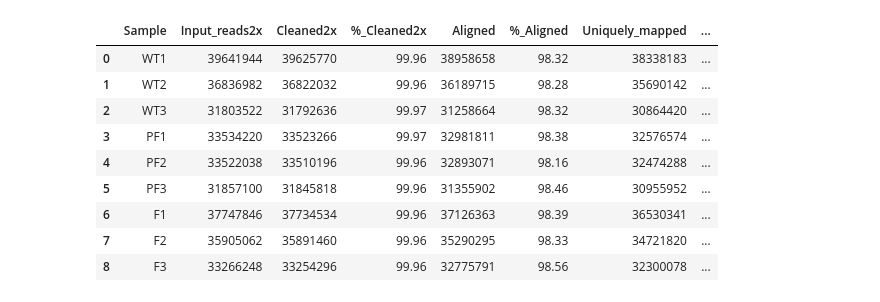
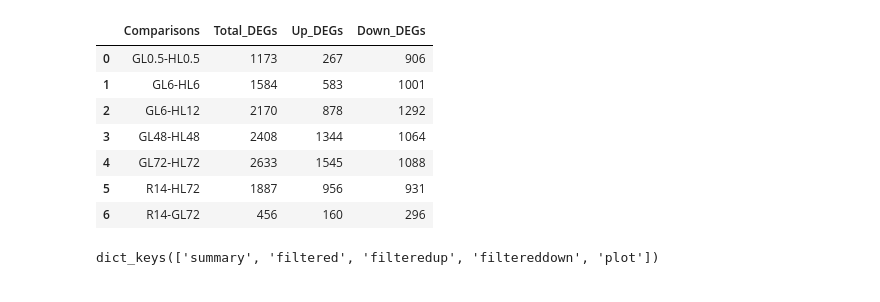
Before and after one commit to navduhan/pyseqrna, a Jupyter notebook: test.ipynb, the cells around one changed output. Drawn from its saved outputs; the diff is of its cells as text; code cells hidden in the pictures.

```diff
--- a/test.ipynb
+++ b/test.ipynb
@@ -105 +131,17 @@ df= ps.align_stats(sampleDict=samples,trimDict=a[0],bamDict=outalign, pairedEND=
+# %%
+summary= filtered_DEG['summary']
+summary
+# %% [output]
+|  | Comparisons | Total_DEGs | Up_DEGs | Down_DEGs |
+| 0 | GL0.5-HL0.5 | 1173 | 267 | 906 |
+| 1 | GL6-HL6 | 1584 | 583 | 1001 |
+| 2 | GL6-HL12 | 2170 | 878 | 1292 |
+| 3 | GL48-HL48 | 2408 | 1344 | 1064 |
+| 4 | GL72-HL72 | 2633 | 1545 | 1088 |
+| 5 | R14-HL72 | 1887 | 956 | 931 |
+| 6 | R14-GL72 | 456 | 160 | 296 |
+# %%
+filtered_DEG.keys()
+# %% [output]
+dict_keys(['summary', 'filtered', 'filteredup', 'filtereddown', 'plot'])
 # %%
@@ -107,13 +148,0 @@ df.to_excel("pySeqRNA_results/alignment_stats.xlsx", index=False)
-# %%
-df
-# %% [output]
-|  | Sample | Input_reads2x | Cleaned2x | %_Cleaned2x | Aligned | %_Aligned | Uniquely_mapped | ... |
-| 0 | WT1 | 39641944 | 39625770 | 99.96 | 38958658 | 98.32 | 38338183 | ... |
-| 1 | WT2 | 36836982 | 36822032 | 99.96 | 36189715 | 98.28 | 35690142 | ... |
-| 2 | WT3 | 31803522 | 31792636 | 99.97 | 31258664 | 98.32 | 30864420 | ... |
-| 3 | PF1 | 33534220 | 33523266 | 99.97 | 32981811 | 98.38 | 32576574 | ... |
-| 4 | PF2 | 33522038 | 33510196 | 99.96 | 32893071 | 98.16 | 32474288 | ... |
-| 5 | PF3 | 31857100 | 31845818 | 99.96 | 31355902 | 98.46 | 30955952 | ... |
-| 6 | F1 | 37747846 | 37734534 | 99.96 | 37126363 | 98.39 | 36530341 | ... |
-| 7 | F2 | 35905062 | 35891460 | 99.96 | 35290295 | 98.33 | 34721820 | ... |
-| 8 | F3 | 33266248 | 33254296 | 99.96 | 32775791 | 98.56 | 32300078 | ... |
```
Also changed, not shown: parts of 92 cells of this notebook, 10 other files.
